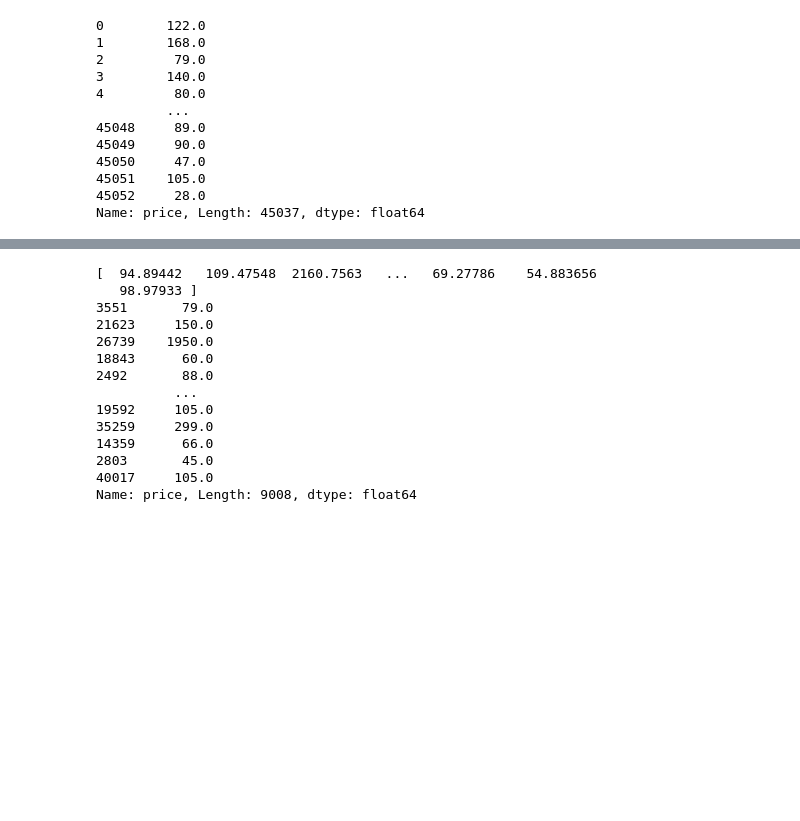
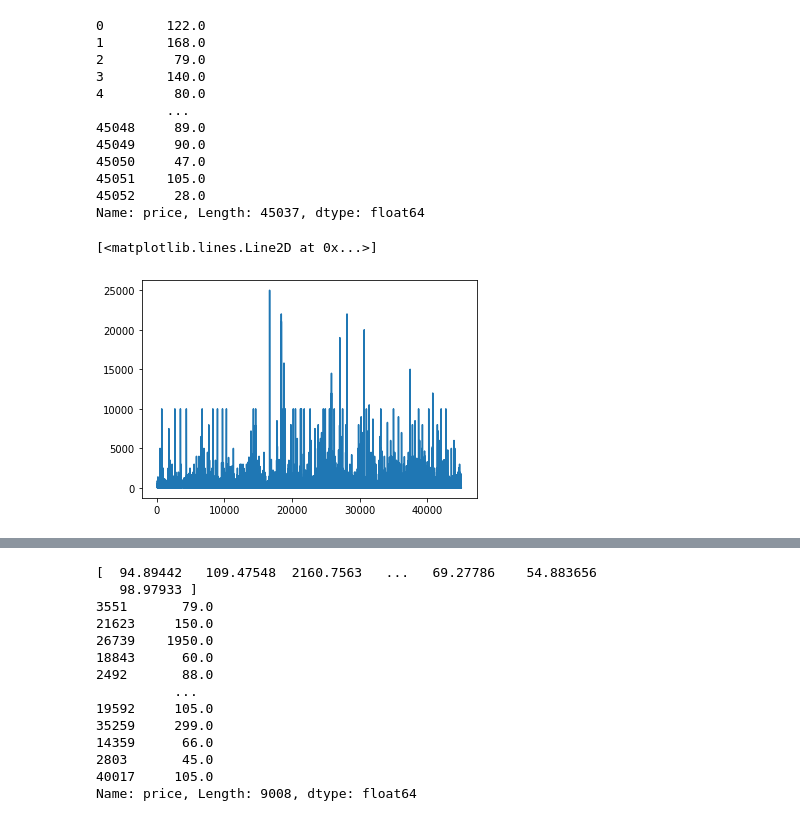
Before and after one commit to kianamills26/super-duper, a Jupyter notebook: FINAL_PROJ.ipynb, the cells around one changed output, grey strips where cells are left out. Drawn from its saved outputs; the diff is of its cells as text; code cells hidden in the pictures; blank space fills up the shorter version.

```diff
--- a/FINAL_PROJ.ipynb
+++ b/FINAL_PROJ.ipynb
@@ -603,6 +594,11 @@ X_train, X_test, y_train, y_test = train_test_split(X, y, test_size=0.2, random_
 45051    105.0
 45052     28.0
 Name: price, Length: 45037, dtype: float64
+# %%
+plt.plot(np.exp(y))
+# %% [output]
+[<matplotlib.lines.Line2D at 0x...>]
+[figure, added]
 # %%
 xgb_reg_start = time.time()
 
```
Also changed, not shown: parts of 27 cells of this notebook.
